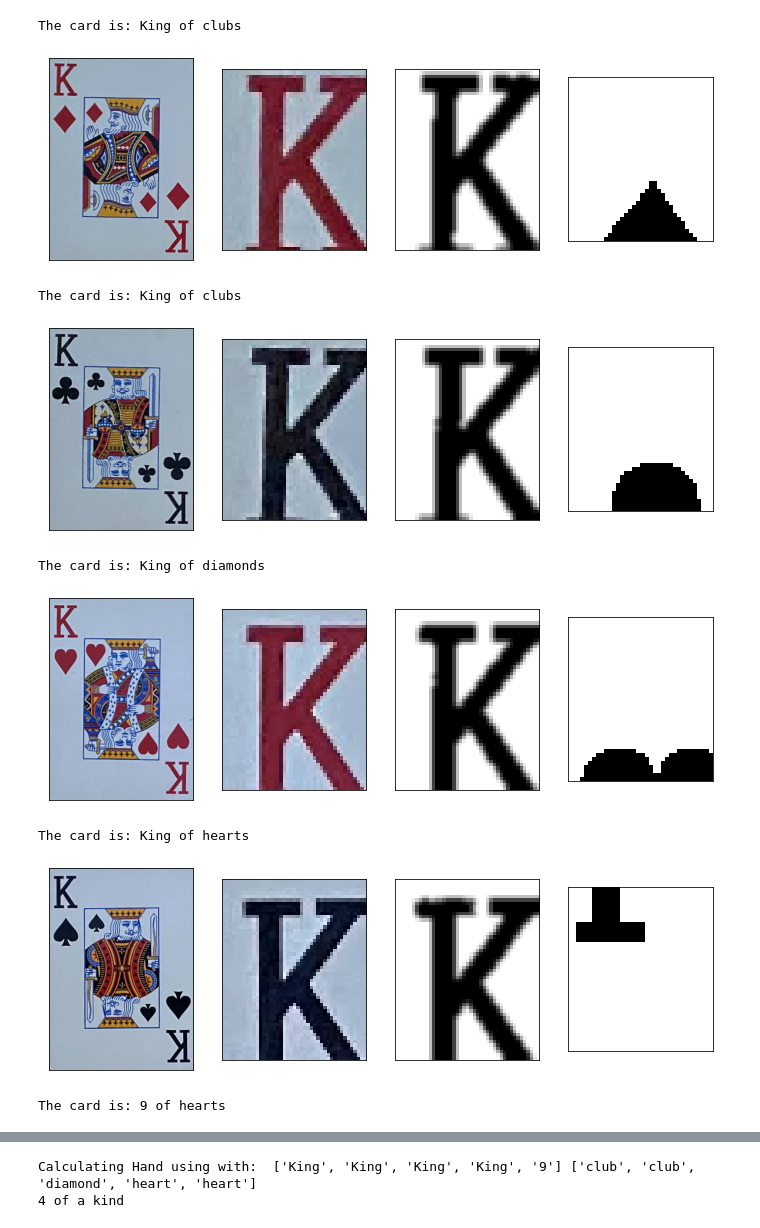
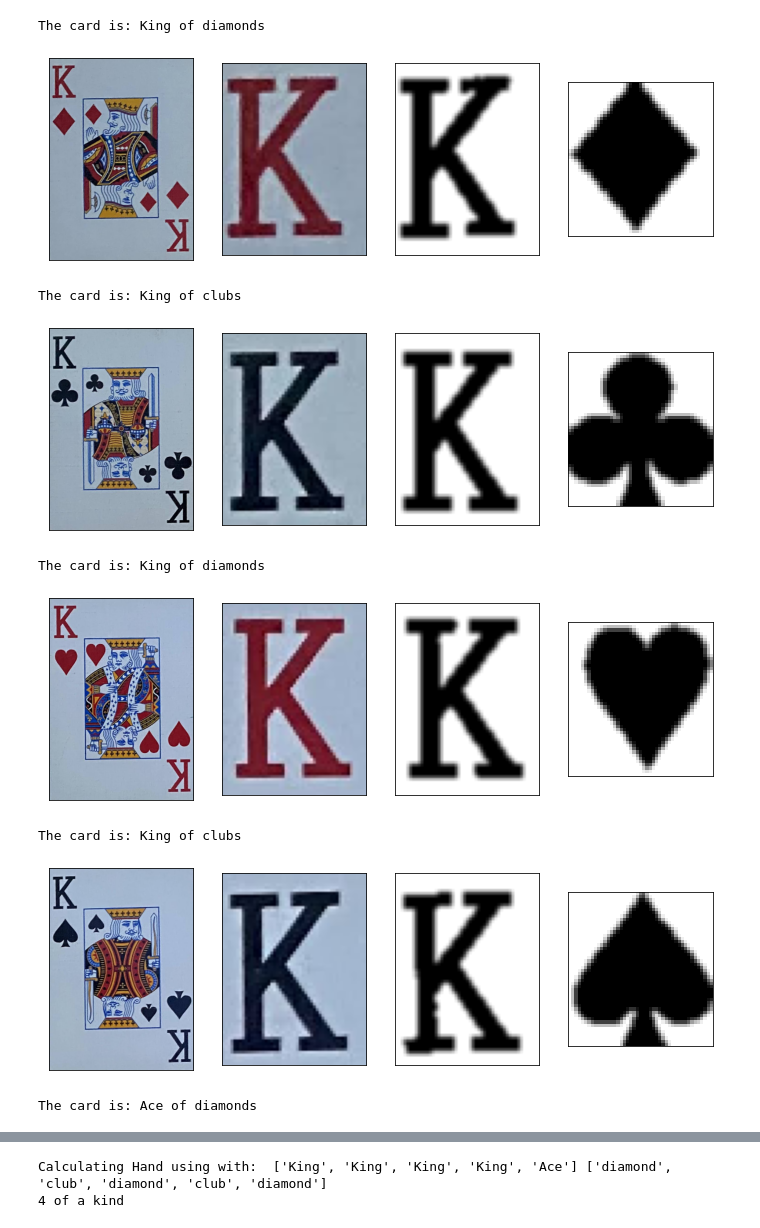
Before and after one commit to C17326283/CardGameAssistant-ImageProcessing, a Jupyter notebook: CardGameAssistant.ipynb, the cells around one changed output, grey strips where cells are left out. Saved outputs shown, nothing was run; the diff lists cells and outputs as text; code cells hidden in the pictures.

```diff
--- a/CardGameAssistant.ipynb
+++ b/CardGameAssistant.ipynb
@@ -255,8 +255,8 @@ def readCards(img):
         #Crop image to just the card
         H,W,Channels = warpedImg.shape
 
-        cropped_letter = warpedImg[int(H * 0.026):int(H * 0.18), int(W * 0.01):int(W * 0.18)]
-        cropped_symbol = warpedImg[int(H * 0.165):int(H * 0.28), int(W * 0.03):int(W * 0.175)]
+        cropped_letter = warpedImg[int(H * 0.026):int(H * 0.22), int(W * 0.017):int(W * 0.22)]
+        cropped_symbol = warpedImg[int(H * 0.255):int(H * 0.393), int(W * 0.022):int(W * 0.203)]
 
         G = cv2.cvtColor(cropped_symbol, cv2.COLOR_BGR2GRAY)
         T, B = cv2.threshold(G, thresh = 120, maxval = 255, type = cv2.THRESH_BINARY)
@@ -269,10 +269,10 @@ def readCards(img):
         cropped_symbol = np.zeros([croppedH,croppedW,3],dtype=np.uint8)
         cropped_symbol.fill(255)
         cv2.fillPoly(cropped_symbol, pts =[(sC[0])], color=(0,0,0))
-        #cropped_symbol =  cv2.GaussianBlur(cropped_symbol, (3,3), 0)
+        cropped_symbol =  cv2.GaussianBlur(cropped_symbol, (3,3), 0)
 
-        #if i == 0:
-        #    cv2.imwrite("spade.jpg", cropped_symbol)
+        if i == 3:
+            cv2.imwrite("heart.jpg", cropped_symbol)
 
         #Get cradletter from getletter method
         cardLetter = GetLetter(cropped_letter,fig )
@@ -323,9 +323,9 @@ readCards(inputImg)
-The card is: King of clubs
+The card is: King of diamonds
-[figure, old version]
+[figure, new version]
 The card is: King of clubs
-[figure, old version]
+[figure, new version]
 The card is: King of diamonds
-[figure, old version]
+[figure, new version]
-The card is: King of hearts
+The card is: King of clubs
-[figure, old version]
+[figure, new version]
-The card is: 9 of hearts
+The card is: Ace of diamonds
@@ -333,2 +333,2 @@ The card is: 9 of hearts
-Calculating Hand using with:  ['King', 'King', 'King', 'King', '9'] ['club', 'club', 'diamond', 'heart', 'heart']
+Calculating Hand using with:  ['King', 'King', 'King', 'King', 'Ace'] ['diamond', 'club', 'diamond', 'club', 'diamond']
 4 of a kind
```
Also changed, not shown: parts of 1 cell of this notebook, 5 other files.
